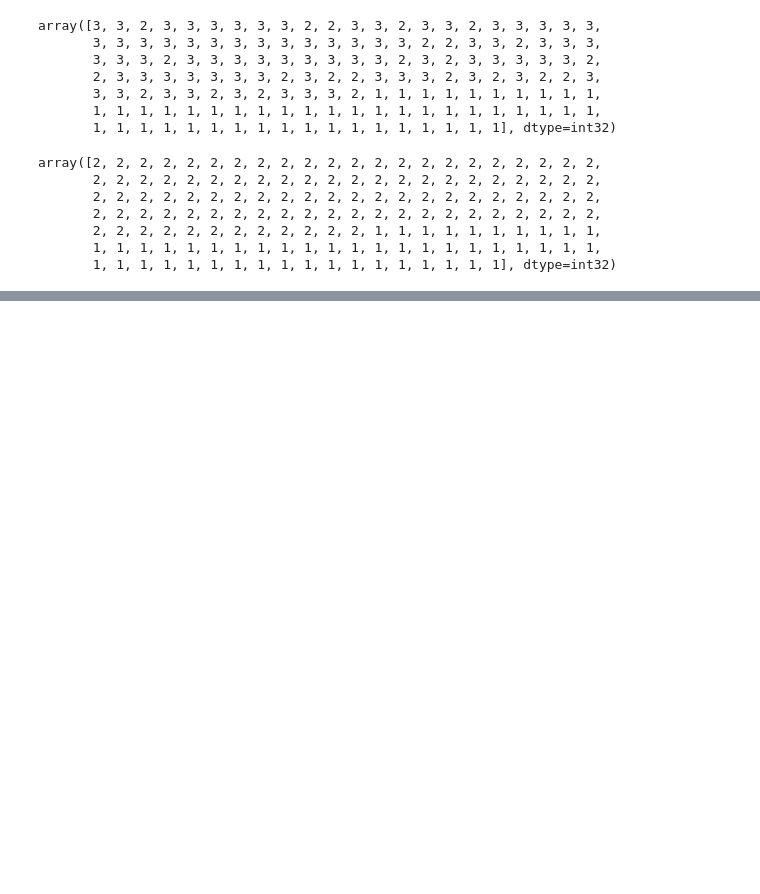
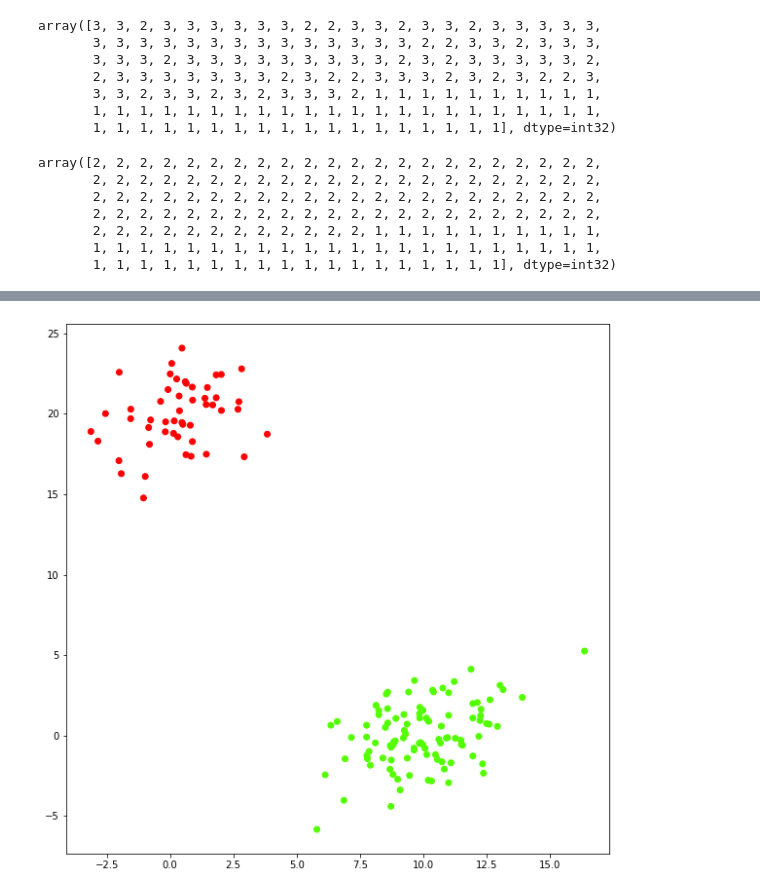
Before and after one commit to AlanLopez1017/Clustering-with-Python, a Jupyter notebook: 2. FullClustering.ipynb, the cells around one changed output, grey strips where cells are left out. Cells and saved outputs as stored; diff of their text form; code cells hidden in the pictures; blank space fills up the shorter version.

Commit message:
fcluster

```diff
--- a/2. FullClustering.ipynb
+++ b/2. FullClustering.ipynb
@@ -398,0 +405,4 @@ array([2, 2, 2, 2, 2, 2, 2, 2, 2, 2, 2, 2, 2, 2, 2, 2, 2, 2, 2, 2, 2, 2,
+# %%
+k = 2
+clusters_2 = fcluster(Z, k, criterion = "maxclust")
+clusters_2
@@ -398,0 +417,7 @@ array([2, 2, 2, 2, 2, 2, 2, 2, 2, 2, 2, 2, 2, 2, 2, 2, 2, 2, 2, 2, 2, 2,
+# %%
+# using k = 2
+plt.figure(figsize=(10,10))
+plt.scatter(X[:,0], X[:,1], c = clusters_2, cmap = "prism")
+plt.show()
+# %% [output]
+[figure, added]
```
Also changed, not shown: parts of 3 cells of this notebook.
